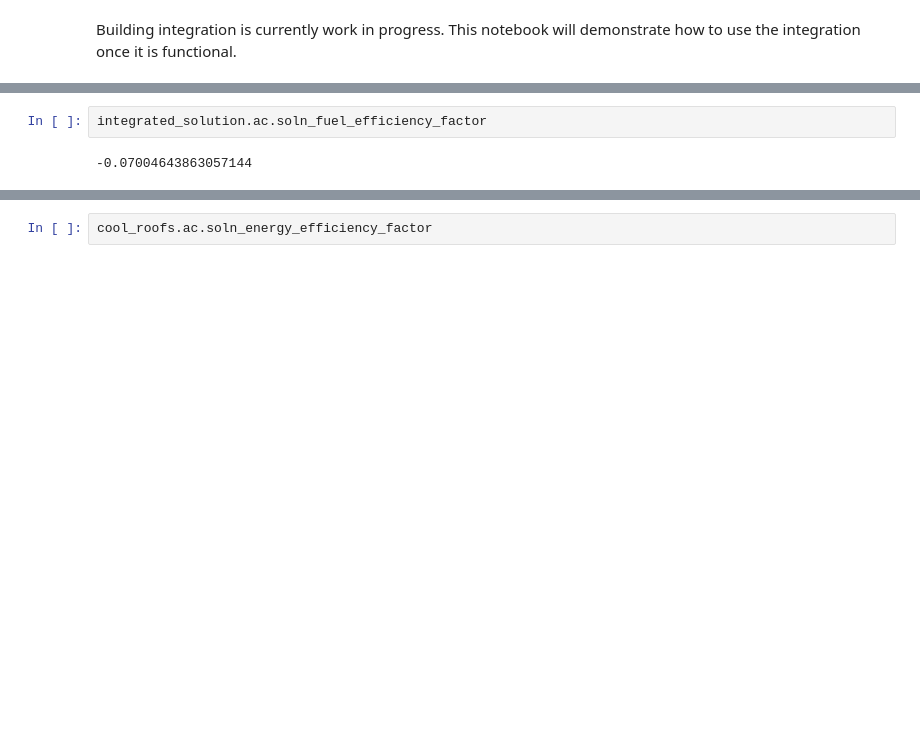
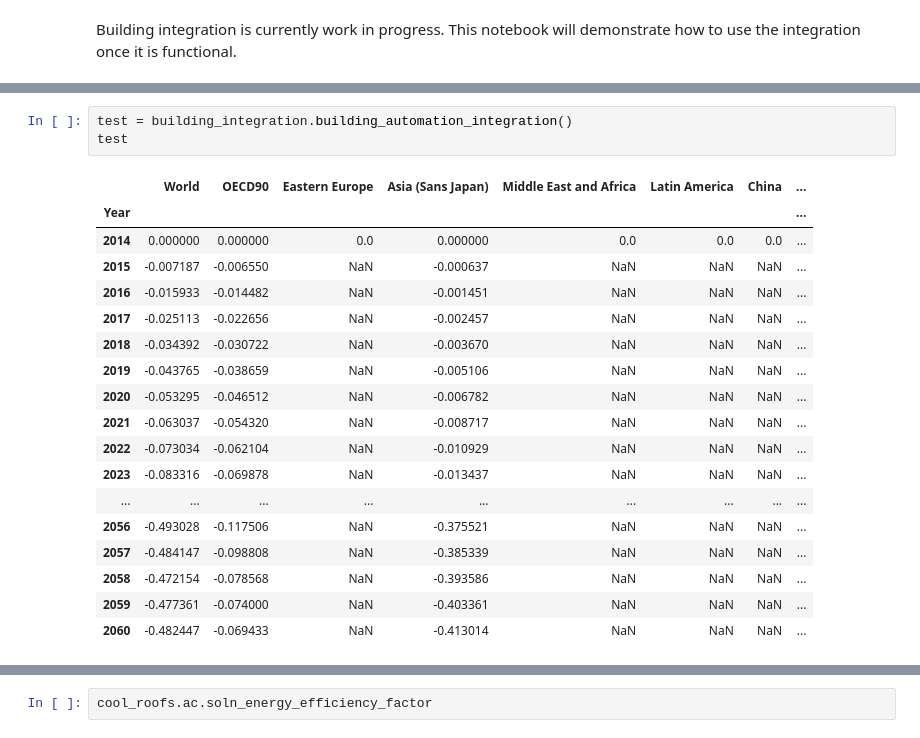
Before and after one commit to ProjectDrawdown/solutions, a Jupyter notebook: integrations/building_integration.ipynb, the cells around one changed output, grey strips where cells are left out. Saved outputs shown, nothing was run; the diff lists cells and outputs as text; blank space fills up the shorter version.

```diff
--- a/integrations/building_integration.ipynb
+++ b/integrations/building_integration.ipynb
@@ -14,4 +54,22 @@ integrated_solution = building_integration.cool_roofs_integration()
 # %%
-integrated_solution.ac.soln_fuel_efficiency_factor
+test = building_integration.building_automation_integration()
+test
 # %% [output]
--0.07004643863057144
+|  | World | OECD90 | Eastern Europe | Asia (Sans Japan) | Middle East and Africa | Latin America | China | ... |
+| Year |  |  |  |  |  |  |  | ... |
+| 2014 | 0.000000 | 0.000000 | 0.0 | 0.000000 | 0.0 | 0.0 | 0.0 | ... |
+| 2015 | -0.007187 | -0.006550 | NaN | -0.000637 | NaN | NaN | NaN | ... |
+| 2016 | -0.015933 | -0.014482 | NaN | -0.001451 | NaN | NaN | NaN | ... |
+| 2017 | -0.025113 | -0.022656 | NaN | -0.002457 | NaN | NaN | NaN | ... |
+| 2018 | -0.034392 | -0.030722 | NaN | -0.003670 | NaN | NaN | NaN | ... |
+| 2019 | -0.043765 | -0.038659 | NaN | -0.005106 | NaN | NaN | NaN | ... |
+| 2020 | -0.053295 | -0.046512 | NaN | -0.006782 | NaN | NaN | NaN | ... |
+| 2021 | -0.063037 | -0.054320 | NaN | -0.008717 | NaN | NaN | NaN | ... |
+| 2022 | -0.073034 | -0.062104 | NaN | -0.010929 | NaN | NaN | NaN | ... |
+| 2023 | -0.083316 | -0.069878 | NaN | -0.013437 | NaN | NaN | NaN | ... |
+| ... | ... | ... | ... | ... | ... | ... | ... | ... |
+| 2056 | -0.493028 | -0.117506 | NaN | -0.375521 | NaN | NaN | NaN | ... |
+| 2057 | -0.484147 | -0.098808 | NaN | -0.385339 | NaN | NaN | NaN | ... |
+| 2058 | -0.472154 | -0.078568 | NaN | -0.393586 | NaN | NaN | NaN | ... |
+| 2059 | -0.477361 | -0.074000 | NaN | -0.403361 | NaN | NaN | NaN | ... |
+| 2060 | -0.482447 | -0.069433 | NaN | -0.413014 | NaN | NaN | NaN | ... |
```
Also changed, not shown: parts of 4 cells of this notebook, 2 other files.
